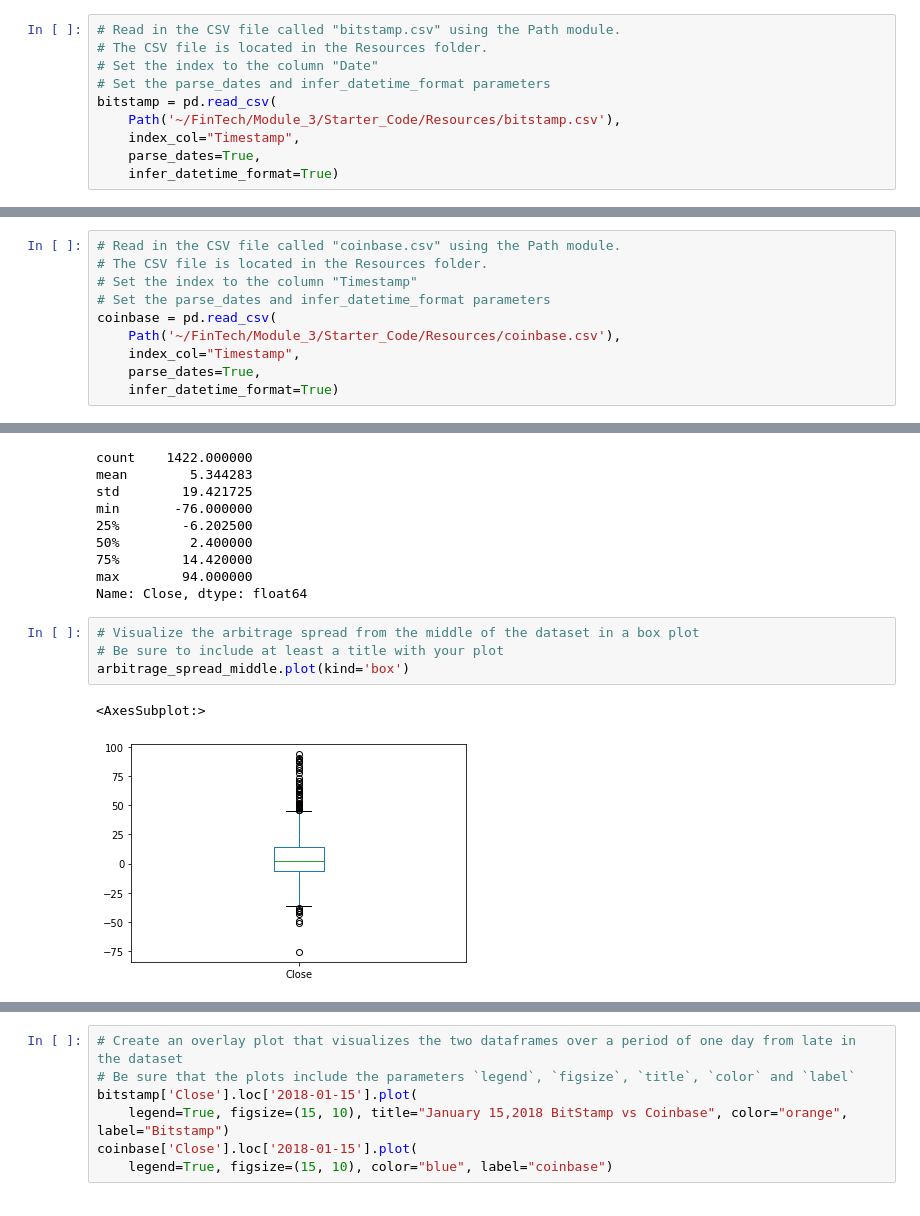
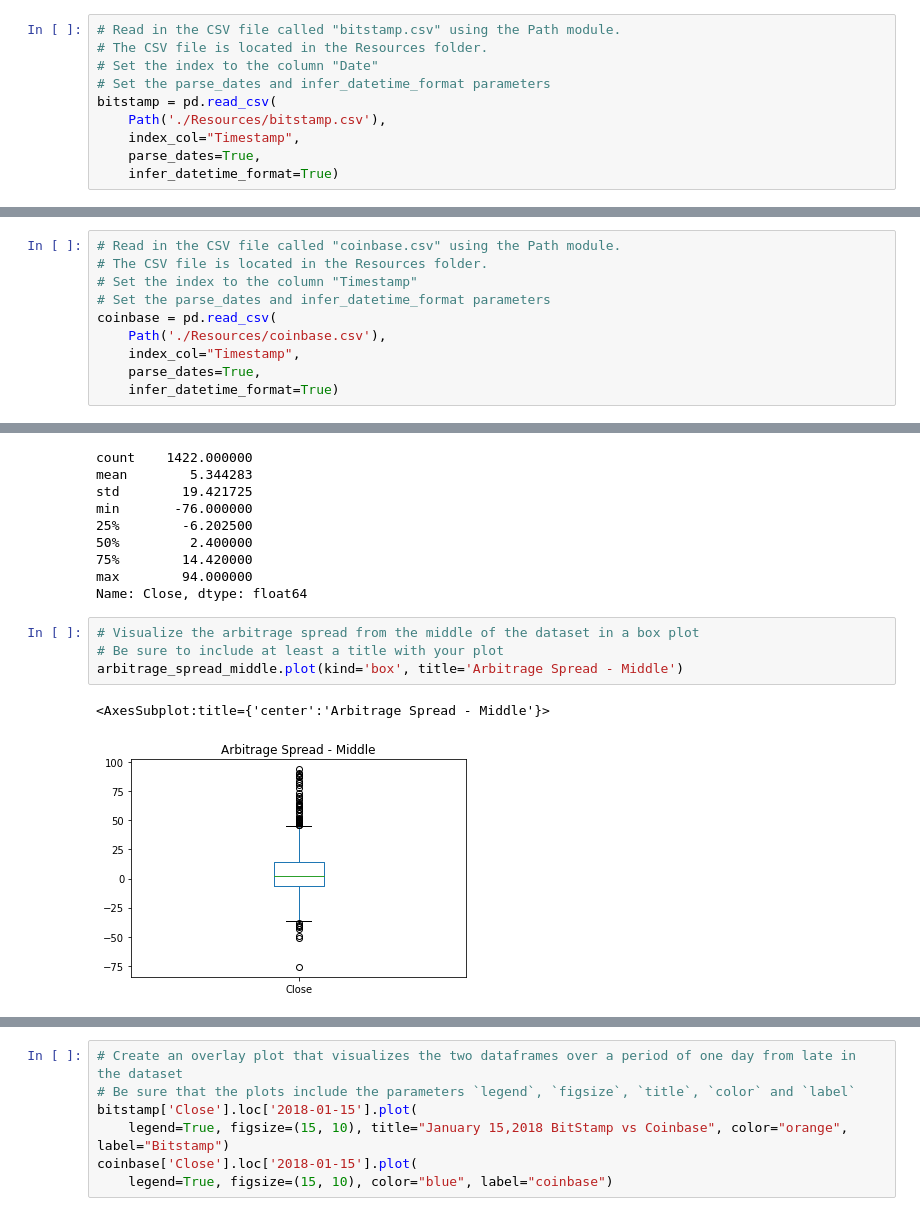
Before and after one commit to allyche/module_3_challenge, a Jupyter notebook: crypto_arbitrage.ipynb, the cells around one changed output, grey strips where cells are left out. Saved outputs shown, nothing was run; the diff lists cells and outputs as text.

```diff
--- a/crypto_arbitrage.ipynb
+++ b/crypto_arbitrage.ipynb
@@ -38,7 +38,7 @@ Instructions.
 # Set the index to the column "Date"
 # Set the parse_dates and infer_datetime_format parameters
 bitstamp = pd.read_csv(
-    Path('~/FinTech/Module_3/Starter_Code/Resources/bitstamp.csv'),
+    Path('./Resources/bitstamp.csv'),
     index_col="Timestamp",
     parse_dates=True,
     infer_datetime_format=True)
@@ -71,7 +71,7 @@ display(bitstamp.tail())
 # Set the index to the column "Timestamp"
 # Set the parse_dates and infer_datetime_format parameters
 coinbase = pd.read_csv(
-    Path('~/FinTech/Module_3/Starter_Code/Resources/coinbase.csv'),
+    Path('./Resources/coinbase.csv'),
     index_col="Timestamp",
     parse_dates=True,
     infer_datetime_format=True)
@@ -429,9 +429,9 @@ Name: Close, dtype: float64
 # %%
 # Visualize the arbitrage spread from the middle of the dataset in a box plot
 # Be sure to include at least a title with your plot
-arbitrage_spread_middle.plot(kind='box')
+arbitrage_spread_middle.plot(kind='box', title='Arbitrage Spread - Middle')
 # %% [output]
-<AxesSubplot:>
+<AxesSubplot:title={'center':'Arbitrage Spread - Middle'}>
-[figure, old version]
+[figure, new version]
 # %%
 #Finding out which month in 2018 has the biggest spread:
```
Also changed, not shown: parts of 18 cells of this notebook.
